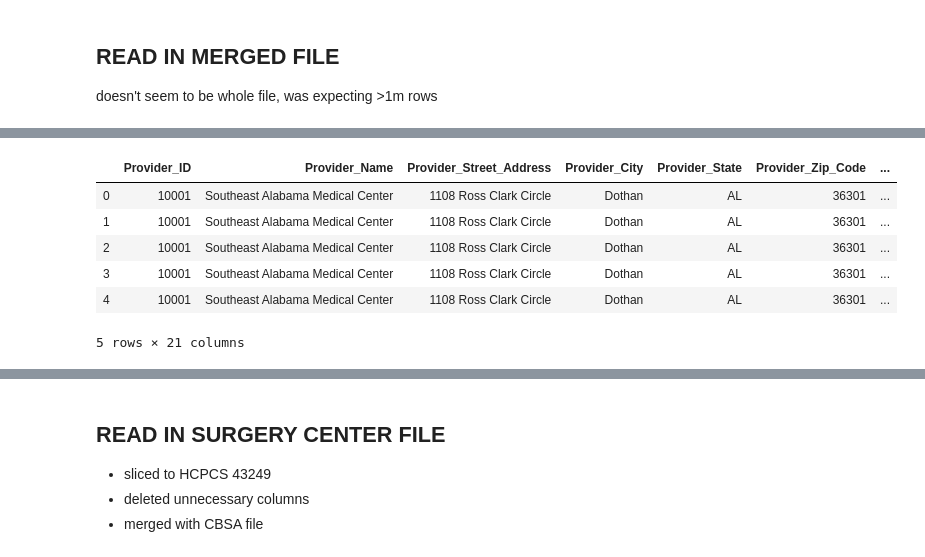
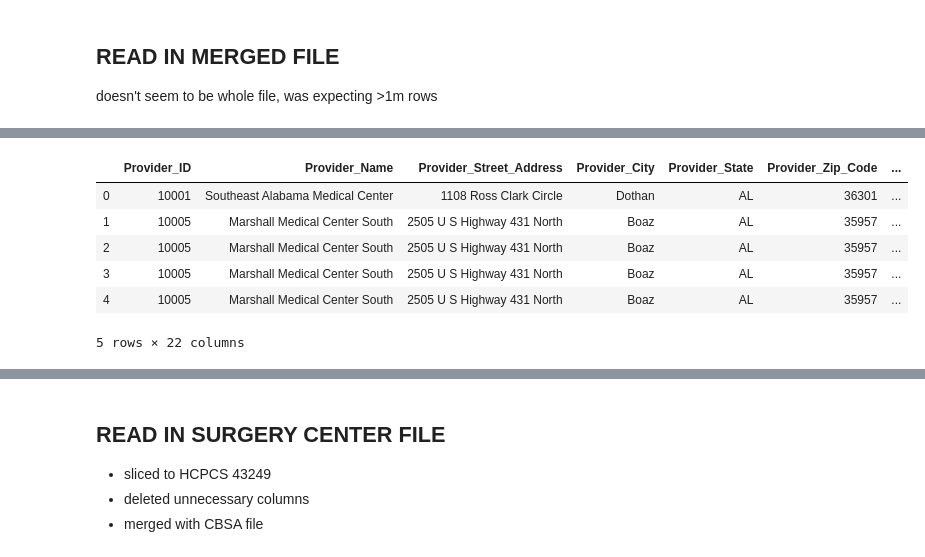
Before and after one commit to knitterpam/Healthcare-Bluebook-Medicare-Pricing-Analysis, a Jupyter notebook: notebooks/HCBB_EDA.ipynb, the cells around one changed output, grey strips where cells are left out. Saved outputs shown, nothing was run; the diff lists cells and outputs as text; code cells hidden in the pictures.

```diff
--- a/notebooks/HCBB_EDA.ipynb
+++ b/notebooks/HCBB_EDA.ipynb
@@ -42,7 +42,7 @@ doesn't seem to be whole file, was expecting >1m rows
 # %%
 %%time
 
-hospital_cbsa_full_join = pd.read_csv('../data/hospital_cbsa_full_join.csv')
-print(hospital_cbsa_full_join.shape)
-hospital_cbsa_full_join.head()
+hospital_cbsa_5302 = pd.read_csv('../data/hospital_cbsa_5302.csv')
+print(hospital_cbsa_5302.shape)
+hospital_cbsa_5302.head()
 # %% [output]
@@ -51,8 +51,8 @@ Wall time: 207 ms
 |  | Provider_ID | Provider_Name | Provider_Street_Address | Provider_City | Provider_State | Provider_Zip_Code | ... |
 | 0 | 10001 | Southeast Alabama Medical Center | 1108 Ross Clark Circle | Dothan | AL | 36301 | ... |
-| 1 | 10001 | Southeast Alabama Medical Center | 1108 Ross Clark Circle | Dothan | AL | 36301 | ... |
-| 2 | 10001 | Southeast Alabama Medical Center | 1108 Ross Clark Circle | Dothan | AL | 36301 | ... |
-| 3 | 10001 | Southeast Alabama Medical Center | 1108 Ross Clark Circle | Dothan | AL | 36301 | ... |
-| 4 | 10001 | Southeast Alabama Medical Center | 1108 Ross Clark Circle | Dothan | AL | 36301 | ... |
+| 1 | 10005 | Marshall Medical Center South | 2505 U S Highway 431 North | Boaz | AL | 35957 | ... |
+| 2 | 10005 | Marshall Medical Center South | 2505 U S Highway 431 North | Boaz | AL | 35957 | ... |
+| 3 | 10005 | Marshall Medical Center South | 2505 U S Highway 431 North | Boaz | AL | 35957 | ... |
+| 4 | 10005 | Marshall Medical Center South | 2505 U S Highway 431 North | Boaz | AL | 35957 | ... |
-5 rows × 21 columns
+5 rows × 22 columns
 # %%
```
Also changed, not shown: parts of 42 cells of this notebook, 12 other files.
